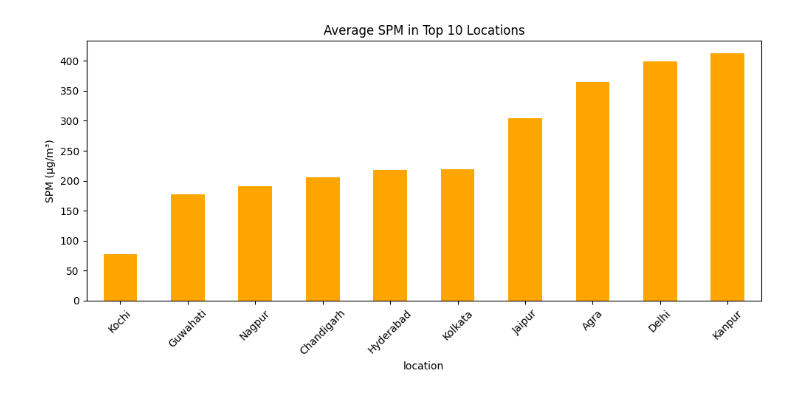
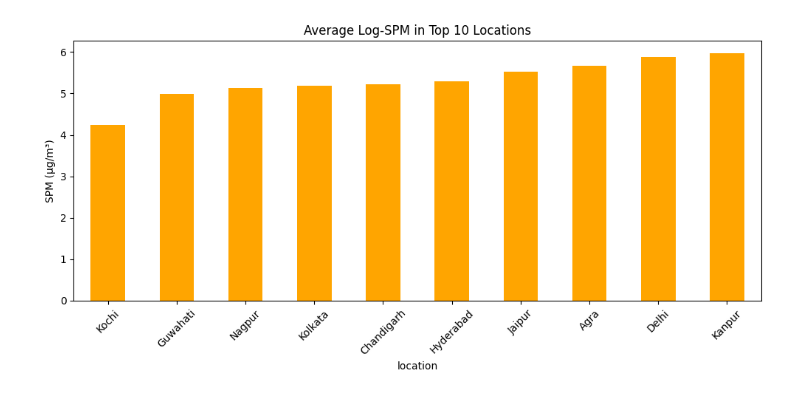
Before and after one commit to rajghosh06-dev/Pollution-Drift-Predictor, a Jupyter notebook: WEEK1/notebooks/week1_model_exploration.ipynb, the cells around one changed output. Saved outputs shown, nothing was run; the diff lists cells and outputs as text; code cells hidden in the pictures.

```diff
--- a/WEEK1/notebooks/week1_model_exploration.ipynb
+++ b/WEEK1/notebooks/week1_model_exploration.ipynb
@@ -63,3 +55,3 @@ dtype: int64
 # %%
 # Drop Sparse or Irrelevant Columns
-df.drop(columns=['pm2_5', 'stn_code', 'agency', 'location_monitoring_station'], inplace=True, errors='ignore')
+df.drop(columns=['pm2_5', 'sampling_date', 'stn_code', 'location_monitoring_station'], errors='ignore', inplace=True)
@@ -66,8 +63,20 @@ df.drop(columns=['pm2_5', 'stn_code', 'agency', 'location_monitoring_station'],
 # %%
 # Distribution of Key Pollutants
 df[['so2', 'no2', 'spm']].boxplot()
+
+print("Skewness:")
+print(df[['so2', 'no2', 'rspm', 'spm']].skew())
+
+df['spm_log'] = np.log1p(df['spm'])
+df['rspm_log'] = np.log1p(df['rspm'])
+
 plt.title("Pollutant Distribution (SO₂, NO₂, SPM)")
 plt.ylabel("Concentration (µg/m³)")
 plt.grid(True)
 plt.show()
+
+# HISTOGRAM
+df[['spm', 'spm_log']].hist(bins=50, figsize=(10, 4))
+plt.suptitle("SPM vs Log-SPM Distribution")
+plt.show()
 # %% [output]
@@ -85,12 +111,17 @@ plt.show()
 # %%
 # Average SPM in Top 10 Locations
 
 top_locations = df['location'].value_counts().head(10).index
-df[df['location'].isin(top_locations)].groupby('location')['spm'].mean().sort_values().plot(kind='bar', figsize=(10,5), color='orange')
-plt.title("Average SPM in Top 10 Locations")
+df[df['location'].isin(top_locations)].groupby('location')['spm_log'].mean().sort_values().plot(kind='bar', figsize=(10,5), color='orange')
+plt.title("Average Log-SPM in Top 10 Locations")
 plt.ylabel("SPM (µg/m³)")
 plt.xticks(rotation=45)
 plt.tight_layout()
 plt.show()
+
+
+##To SAVE
+os.makedirs("../outputs", exist_ok=True)
+plt.savefig("../outputs/top10_spm_locations.png", bbox_inches='tight')
 # %% [output]
-[figure, old version]
+[figure, new version]
```
Also changed, not shown: parts of 22 cells of this notebook.
